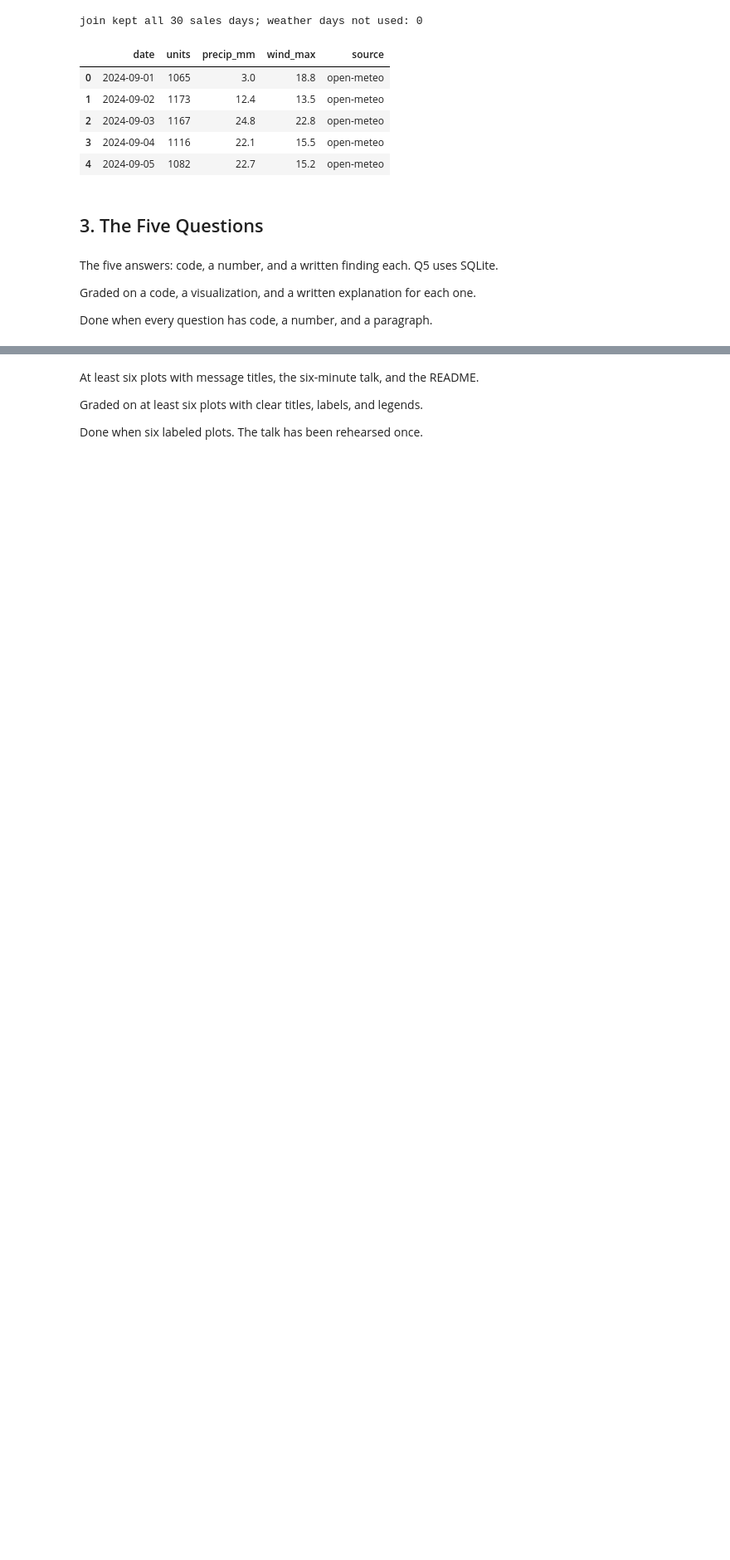
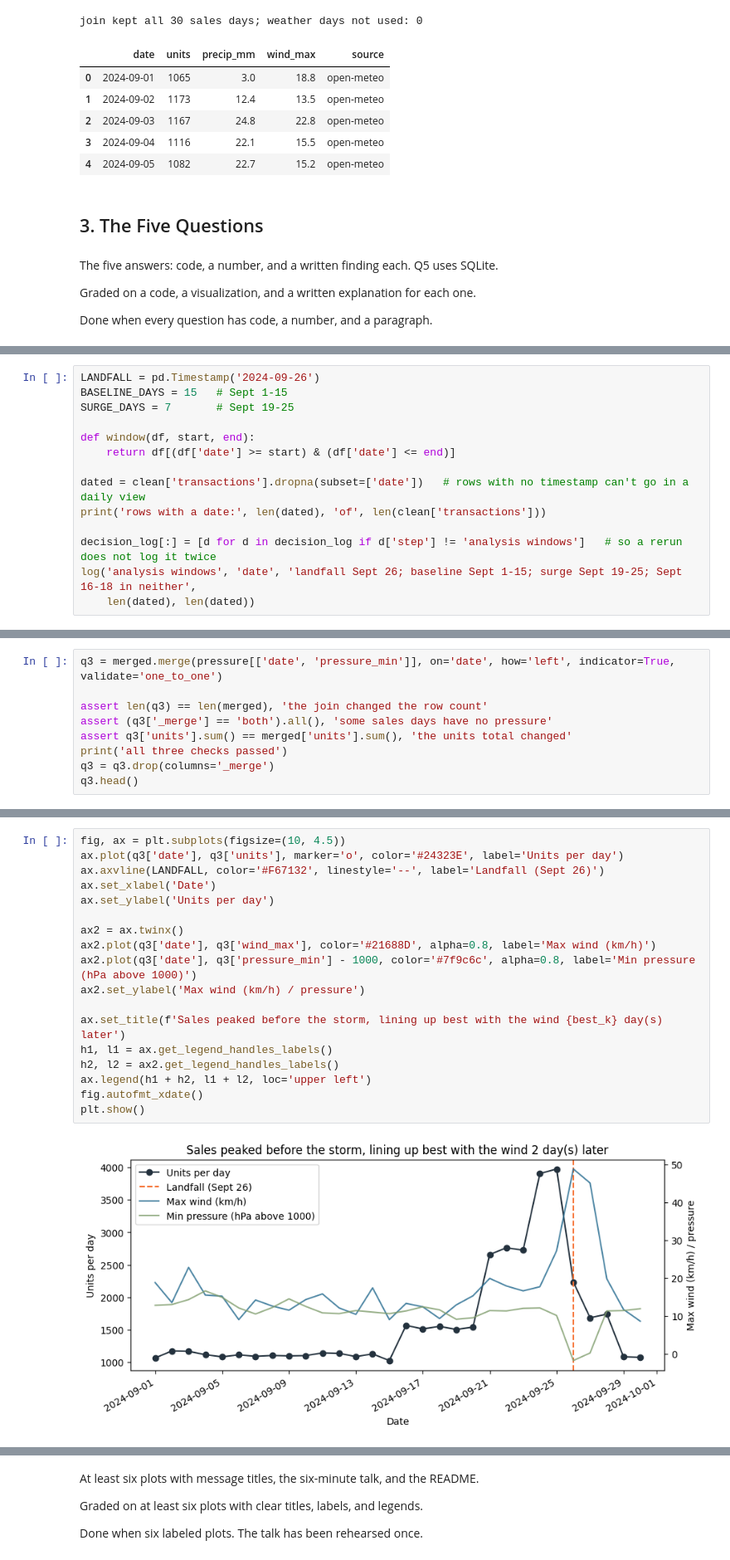
Before and after one commit to eviemcmahan/walmart-hurricane-project, a Jupyter notebook: notebooks/team_notebook.ipynb, the cells around one changed output, grey strips where cells are left out. Shown at 83% size. Saved outputs shown, nothing was run; the diff lists cells and outputs as text; blank space fills up the shorter version.

```diff
--- a/notebooks/team_notebook.ipynb
+++ b/notebooks/team_notebook.ipynb
@@ -1276,0 +1271,14 @@ Done when every question has code, a number, and a paragraph.
+# %%
+LANDFALL = pd.Timestamp('2024-09-26')
+BASELINE_DAYS = 15   # Sept 1-15
+SURGE_DAYS = 7       # Sept 19-25
+
+def window(df, start, end):
+    return df[(df['date'] >= start) & (df['date'] <= end)]
+
+dated = clean['transactions'].dropna(subset=['date'])   # rows with no timestamp can't go in a daily view
+print('rows with a date:', len(dated), 'of', len(clean['transactions']))
+
+decision_log[:] = [d for d in decision_log if d['step'] != 'analysis windows']   # so a rerun does not log it twice
+log('analysis windows', 'date', 'landfall Sept 26; baseline Sept 1-15; surge Sept 19-25; Sept 16-18 in neither',
+    len(dated), len(dated))
@@ -1276,0 +1447,9 @@ Done when every question has code, a number, and a paragraph.
+# %%
+q3 = merged.merge(pressure[['date', 'pressure_min']], on='date', how='left', indicator=True, validate='one_to_one')
+
+assert len(q3) == len(merged), 'the join changed the row count'
+assert (q3['_merge'] == 'both').all(), 'some sales days have no pressure'
+assert q3['units'].sum() == merged['units'].sum(), 'the units total changed'
+print('all three checks passed')
+q3 = q3.drop(columns='_merge')
+q3.head()
@@ -1276,0 +1518,20 @@ Done when every question has code, a number, and a paragraph.
+# %%
+fig, ax = plt.subplots(figsize=(10, 4.5))
+ax.plot(q3['date'], q3['units'], marker='o', color='#24323E', label='Units per day')
+ax.axvline(LANDFALL, color='#F67132', linestyle='--', label='Landfall (Sept 26)')
+ax.set_xlabel('Date')
+ax.set_ylabel('Units per day')
+
+ax2 = ax.twinx()
+ax2.plot(q3['date'], q3['wind_max'], color='#21688D', alpha=0.8, label='Max wind (km/h)')
+ax2.plot(q3['date'], q3['pressure_min'] - 1000, color='#7f9c6c', alpha=0.8, label='Min pressure (hPa above 1000)')
+ax2.set_ylabel('Max wind (km/h) / pressure')
+
+ax.set_title(f'Sales peaked before the storm, lining up best with the wind {best_k} day(s) later')
+h1, l1 = ax.get_legend_handles_labels()
+h2, l2 = ax2.get_legend_handles_labels()
+ax.legend(h1 + h2, l1 + l2, loc='upper left')
+fig.autofmt_xdate()
+plt.show()
+# %% [output]
+[figure, added]
```
Also changed, not shown: parts of 41 cells of this notebook.
